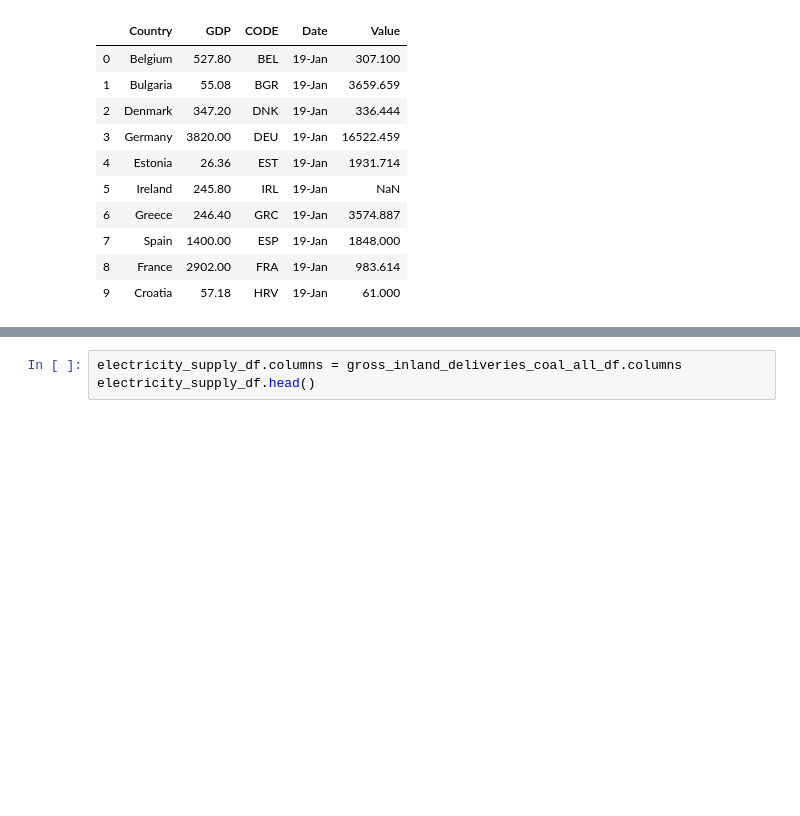
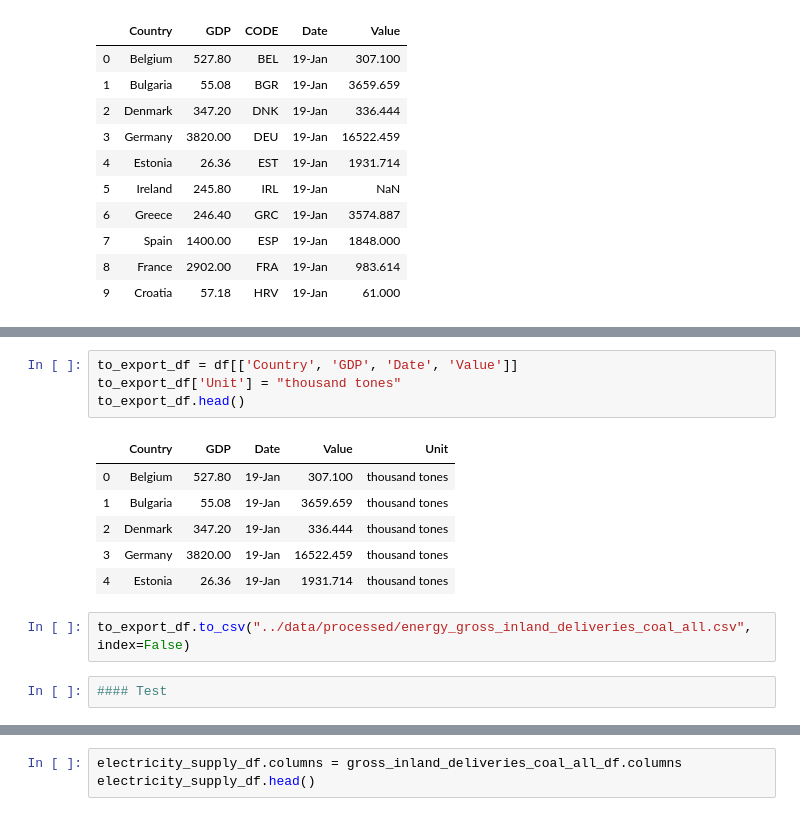
Before and after one commit to gabrielpreda/nasa_2020, a Jupyter notebook: analysis/energy - eda.ipynb, the cells around one changed output, grey strips where cells are left out. Saved outputs shown, nothing was run; the diff lists cells and outputs as text; blank space fills up the shorter version.

Commit message:
energy gross inland deliveries coal all (hard coal, brown coal, peat and oil shale and oil sands, by country, January 2019 to January 2020)

```diff
--- a/analysis/energy - eda.ipynb
+++ b/analysis/energy - eda.ipynb
@@ -136,0 +139,15 @@ fig.show()
+# %%
+to_export_df = df[['Country', 'GDP', 'Date', 'Value']]
+to_export_df['Unit'] = "thousand tones"
+to_export_df.head()
+# %% [output]
+|  | Country | GDP | Date | Value | Unit |
+| 0 | Belgium | 527.80 | 19-Jan | 307.100 | thousand tones |
+| 1 | Bulgaria | 55.08 | 19-Jan | 3659.659 | thousand tones |
+| 2 | Denmark | 347.20 | 19-Jan | 336.444 | thousand tones |
+| 3 | Germany | 3820.00 | 19-Jan | 16522.459 | thousand tones |
+| 4 | Estonia | 26.36 | 19-Jan | 1931.714 | thousand tones |
+# %%
+to_export_df.to_csv("../data/processed/energy_gross_inland_deliveries_coal_all.csv", index=False)
+# %%
+#### Test
```
Also changed, not shown: parts of 4 cells of this notebook, 1 other file.
